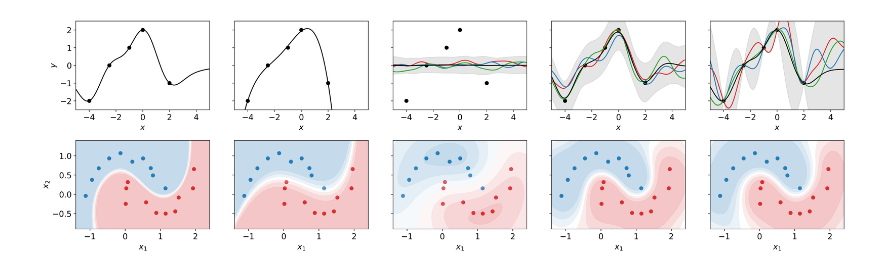
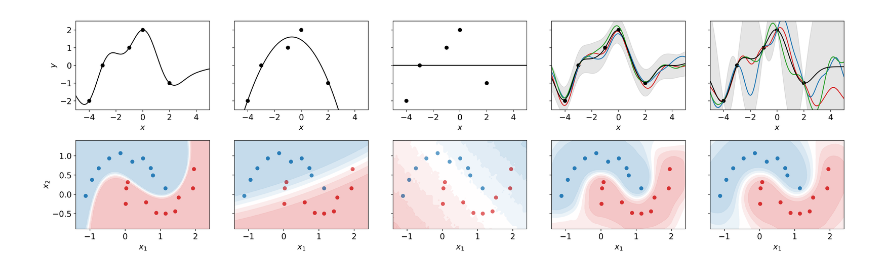
Before and after one commit to tufts-ml/data-emphasized-ELBo, a Jupyter notebook: notebooks/Figure_2.ipynb, the cells around one changed output. Cells and saved outputs as stored; diff of their text form; code cells hidden in the pictures.

```diff
--- a/notebooks/Figure_2.ipynb
+++ b/notebooks/Figure_2.ipynb
@@ -18,8 +18,10 @@ regression_gp_samples = torch.load('regression_gp_samples.pt', weights_only=Fals
 # %%
 classification_lengthscale1_preds = torch.load('classification_lengthscale1_preds.pt', weights_only=False)
 classification_lengthscale2_preds = torch.load('classification_lengthscale2_preds.pt', weights_only=False)
-classification_elbo_preds = torch.load('classification_elbo_preds.pt', weights_only=False)
-classification_de_elbo_preds = torch.load('classification_de_elbo_preds.pt', weights_only=False)
+classification_elbo_mean = torch.load('classification_elbo_mean.pt', weights_only=False)
+classification_elbo_samples = torch.load('classification_elbo_samples.pt', weights_only=False)
+classification_de_elbo_mean = torch.load('classification_de_elbo_mean.pt', weights_only=False)
+classification_de_elbo_samples = torch.load('classification_de_elbo_samples.pt', weights_only=False)
 classification_gp_preds = torch.load('classification_gp_preds.pt', weights_only=False)
 classification_gp_samples = torch.load('classification_gp_samples.pt', weights_only=False)
 classification_gp_mean = torch.load('classification_gp_mean.pt', weights_only=False)
@@ -33,10 +35,10 @@ xx, yy = np.meshgrid(np.arange(-1.4, 2.5, 0.05), np.arange(-0.9, 1.5, 0.05))
 ncols, nrows = 5, 2
 fig, axs = plt.subplots(dpi=300, figsize=(4*ncols, 3*nrows), ncols=ncols, nrows=nrows, sharey='row')
 
-X_numpy, y_numpy = np.array([[-4], [-2.5], [-1], [0], [2]]), np.array([-2, 0, 1, 2, -1])
+X_numpy, y_numpy = np.array([[-4], [-3], [-1], [0], [2]]), np.array([-2, 0, 1, 2, -1])
 
 axs[0,0].scatter(X_numpy, y_numpy, color='#000000')
-axs[0,0].plot(np.linspace(start=-5, stop=5, num=1000), regression_lengthscale1_preds, color='#000000')
+axs[0,0].plot(linspace, regression_lengthscale1_preds, color='#000000')
 axs[0,0].set_xlim([-5, 5])
 axs[0,0].set_ylim([-2.5, 2.5])
 axs[0,0].set_xlabel(r'$x$')
@@ -49,7 +51,7 @@ axs[0,1].set_ylim([-2.5, 2.5])
 axs[0,1].set_xlabel(r'$x$')
 
 axs[0,2].scatter(X_numpy, y_numpy, color='#000000')
-axs[0,2].fill_between(np.linspace(start=-5, stop=5, num=1000), regression_elbo_samples.mean(dim=0)+3*regression_elbo_samples.std(dim=0), regression_elbo_samples.mean(dim=0)-3*regression_elbo_samples.std(dim=0), alpha=0.1, color='#000000')
+axs[0,2].fill_between(linspace, regression_elbo_samples.mean(dim=0)+3*regression_elbo_samples.std(dim=0), regression_elbo_samples.mean(dim=0)-3*regression_elbo_samples.std(dim=0), alpha=0.1, color='#000000')
 axs[0,2].plot(linspace, regression_elbo_samples[0], color='#D62728')
 axs[0,2].plot(linspace, regression_elbo_samples[1], color='#1F77B4')
 axs[0,2].plot(linspace, regression_elbo_samples[2], color='#2CA02C')
@@ -59,7 +61,7 @@ axs[0,2].set_ylim([-2.5, 2.5])
 axs[0,2].set_xlabel(r'$x$')
 
 axs[0,3].scatter(X_numpy, y_numpy, color='#000000')
-axs[0,3].fill_between(np.linspace(start=-5, stop=5, num=1000), regression_de_elbo_samples.mean(dim=0)+3*regression_de_elbo_samples.std(dim=0), regression_de_elbo_samples.mean(dim=0)-3*regression_de_elbo_samples.std(dim=0), alpha=0.1, color='#000000')
+axs[0,3].fill_between(linspace, regression_de_elbo_samples.mean(dim=0)+3*regression_de_elbo_samples.std(dim=0), regression_de_elbo_samples.mean(dim=0)-3*regression_de_elbo_samples.std(dim=0), alpha=0.1, color='#000000')
 axs[0,3].plot(linspace, regression_de_elbo_samples[0], color='#D62728')
 axs[0,3].plot(linspace, regression_de_elbo_samples[1], color='#1F77B4')
 axs[0,3].plot(linspace, regression_de_elbo_samples[2], color='#2CA02C')
@@ -69,7 +71,7 @@ axs[0,3].set_ylim([-2.5, 2.5])
 axs[0,3].set_xlabel(r'$x$')
 
 axs[0,4].scatter(X_numpy, y_numpy, color='#000000')
-axs[0,4].fill_between(np.linspace(start=-5, stop=5, num=1000), regression_gp_preds.mean+3*regression_gp_preds.stddev, regression_gp_preds.mean-3*regression_gp_preds.stddev, alpha=0.1, color='#000000')
+axs[0,4].fill_between(linspace, regression_gp_preds.mean+3*regression_gp_preds.stddev, regression_gp_preds.mean-3*regression_gp_preds.stddev, alpha=0.1, color='#000000')
 axs[0,4].plot(linspace, regression_gp_samples[0], color='#D62728')
 axs[0,4].plot(linspace, regression_gp_samples[1], color='#1F77B4')
 axs[0,4].plot(linspace, regression_gp_samples[2], color='#2CA02C')
@@ -91,33 +93,33 @@ axs[1,0].set_ylabel(r'$x_2$')
 axs[1,1].scatter(X_numpy[:,0][y_numpy==0], X_numpy[:,1][y_numpy==0], color='#1F77B4')
 axs[1,1].scatter(X_numpy[:,0][y_numpy==1], X_numpy[:,1][y_numpy==1], color='#D62728')
 axs[1,1].contourf(xx, yy, classification_lengthscale2_preds, alpha=0.3, cmap=cmap)
 axs[1,1].set_xlim([-1.4, 2.4])
 axs[1,1].set_ylim([-0.9, 1.4])
 axs[1,1].set_xlabel(r'$x_1$')
 
 axs[1,2].scatter(X_numpy[:,0][y_numpy==0], X_numpy[:,1][y_numpy==0], color='#1F77B4')
 axs[1,2].scatter(X_numpy[:,0][y_numpy==1], X_numpy[:,1][y_numpy==1], color='#D62728')
-axs[1,2].contourf(xx, yy, classification_elbo_preds, alpha=0.3, cmap=cmap)
+axs[1,2].contourf(xx, yy, classification_elbo_samples.mean(dim=0), alpha=0.3, cmap=cmap)
 axs[1,2].set_xlim([-1.4, 2.4])
 axs[1,2].set_ylim([-0.9, 1.4])
 axs[1,2].set_xlabel(r'$x_1$')
 
 axs[1,3].scatter(X_numpy[:,0][y_numpy==0], X_numpy[:,1][y_numpy==0], color='#1F77B4')
 axs[1,3].scatter(X_numpy[:,0][y_numpy==1], X_numpy[:,1][y_numpy==1], color='#D62728')
-axs[1,3].contourf(xx, yy, classification_de_elbo_preds, alpha=0.3, cmap=cmap)
+axs[1,3].contourf(xx, yy, classification_de_elbo_samples.mean(dim=0), alpha=0.3, cmap=cmap)
 axs[1,3].set_xlim([-1.4, 2.4])
 axs[1,3].set_ylim([-0.9, 1.4])
 axs[1,3].set_xlabel(r'$x_1$')
 
 axs[1,4].scatter(X_numpy[:,0][y_numpy==0], X_numpy[:,1][y_numpy==0], color='#1F77B4')
 axs[1,4].scatter(X_numpy[:,0][y_numpy==1], X_numpy[:,1][y_numpy==1], color='#D62728')
 axs[1,4].contourf(xx, yy, classification_gp_mean, alpha=0.3, cmap=cmap)
 axs[1,4].set_xlim([-1.4, 2.4])
 axs[1,4].set_ylim([-0.9, 1.4])
 axs[1,4].set_xlabel(r'$x_1$')
 
 fig.tight_layout()
 fig.savefig('regression_classification_demo.pdf', bbox_inches='tight')
 plt.show()
 # %% [output]
-[figure, old version]
+[figure, new version]
```
Also changed, not shown: 10 other files.
